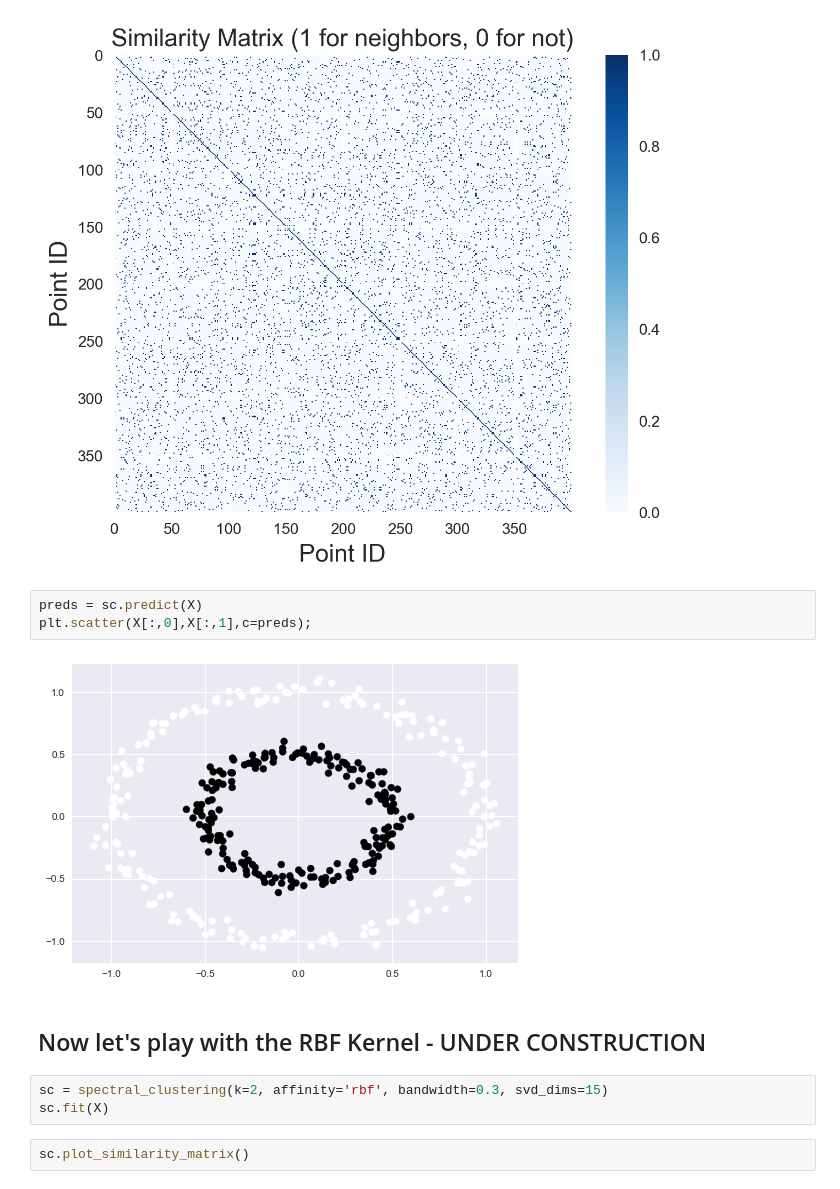
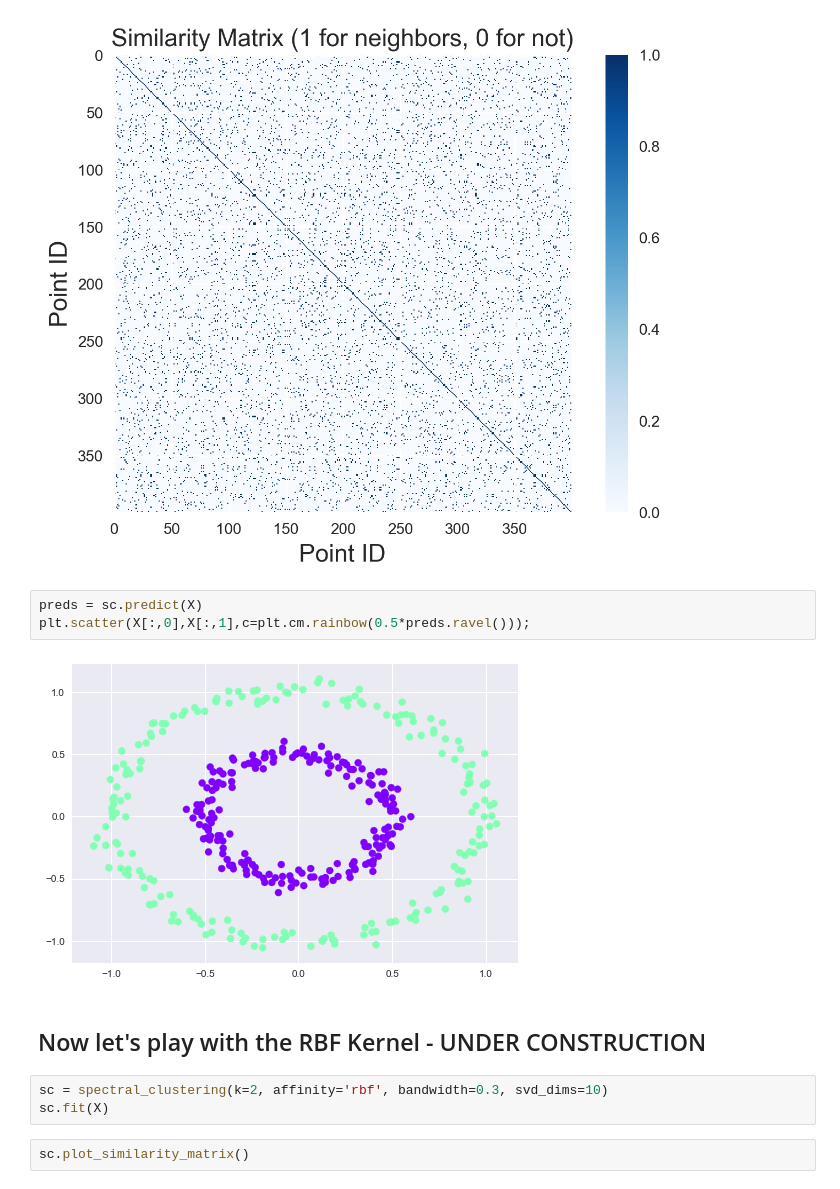
Before and after one commit to ZWMiller/machine_learning_from_scratch, a Jupyter notebook: notebooks/clustering/spectral_clustering.ipynb, the cells around one changed output. Drawn from its saved outputs; the diff is of its cells as text.

```diff
--- a/notebooks/clustering/spectral_clustering.ipynb
+++ b/notebooks/clustering/spectral_clustering.ipynb
@@ -206,13 +249,13 @@ sc.plot_similarity_matrix()
 [figure]
 # %%
 preds = sc.predict(X)
-plt.scatter(X[:,0],X[:,1],c=preds);
+plt.scatter(X[:,0],X[:,1],c=plt.cm.rainbow(0.5*preds.ravel()));
 # %% [output]
-[figure, old version]
+[figure, new version]
 # %% [markdown]
 ## Now let's play with the RBF Kernel - UNDER CONSTRUCTION
 # %%
-sc = spectral_clustering(k=2, affinity='rbf', bandwidth=0.3, svd_dims=15)
+sc = spectral_clustering(k=2, affinity='rbf', bandwidth=0.3, svd_dims=10)
 sc.fit(X)
 # %%
 sc.plot_similarity_matrix()
```
Also changed, not shown: parts of 7 cells of this notebook, 6 other files.
